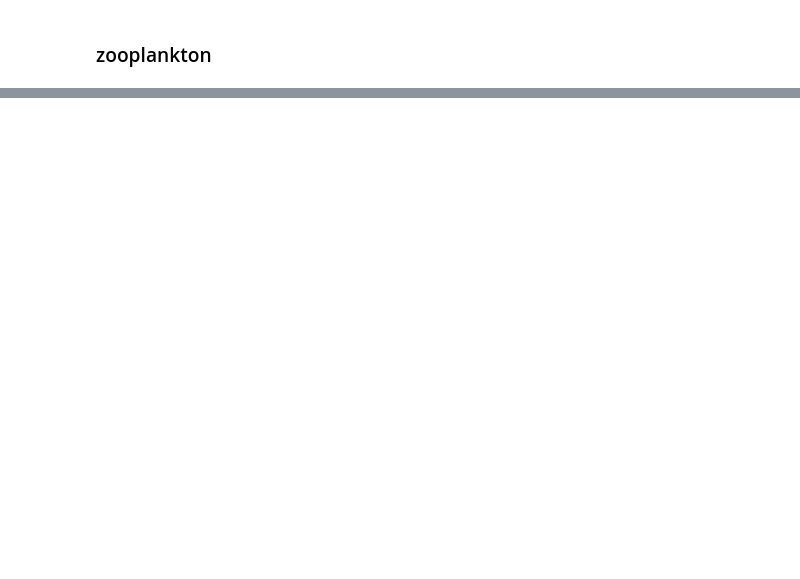
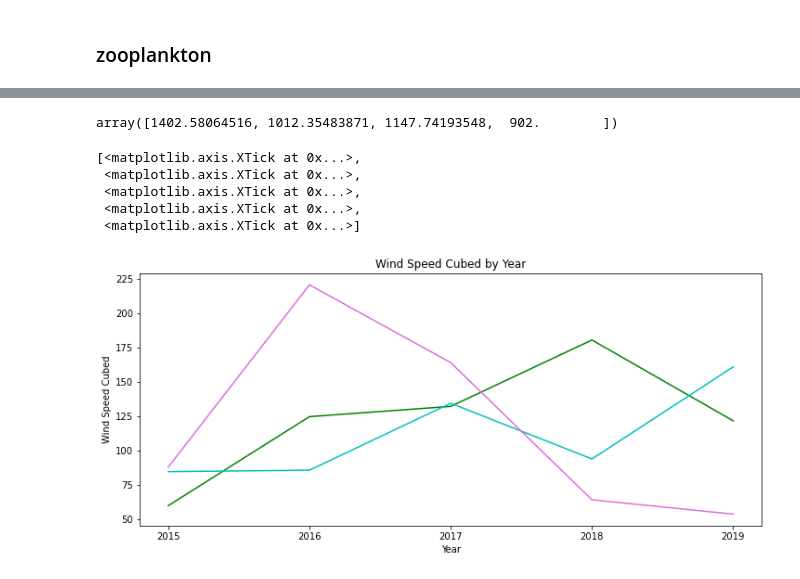
Before and after one commit to SalishSeaCast/Analysis-Aline, a Jupyter notebook: notebooks/Bloom_Timing/EnvironmentalDrivers.ipynb, the cells around one changed output, grey strips where cells are left out. Drawn from its saved outputs; the diff is of its cells as text; code cells hidden in the pictures; blank space fills up the shorter version.

Commit message:
2015-2019 bloom driver time series for 201812

```diff
--- a/notebooks/Bloom_Timing/EnvironmentalDrivers.ipynb
+++ b/notebooks/Bloom_Timing/EnvironmentalDrivers.ipynb
@@ -14,10 +14,17 @@ import bloomdrivers
 
 %matplotlib inline
 # %%
-start=dt.datetime(2015,1,1)
-end=dt.datetime(2015,3,31)
+start=dt.datetime(2019,1,1)
+end=dt.datetime(2019,3,31)
 year=str(start.year)
 modver='201812'
+loc='S3'
+
+savedir='/ocean/aisabell/MEOPAR/extracted_files'
+
+fname=f'JanToMarch_TimeSeries_{year}_{loc}_{modver}.pkl'
+savepath=os.path.join(savedir,fname)
+recalc=False
 # %%
 loc='S3'
 
@@ -230,0 +287,20 @@ NameError: name 'saveloc' is not defined
+# %%
+fraserjan
+# %% [output]
+array([1402.58064516, 1012.35483871, 1147.74193548,  902.        ])
+# %%
+fig,ax=plt.subplots(1,1,figsize=(12,5))
+p1=ax.plot(years,windjan, '-',color='green')
+p2=ax.plot(years,windfeb, '-',color='c')
+p3=ax.plot(years,windmar, '-',color='orchid')
+ax.set_ylabel('Wind Speed Cubed')
+ax.set_xlabel('Year')
+ax.set_title('Wind Speed Cubed by Year')
+ax.set_xticks([2015,2016,2017,2018,2019])
+# %% [output]
+[<matplotlib.axis.XTick at 0x...>,
+ <matplotlib.axis.XTick at 0x...>,
+ <matplotlib.axis.XTick at 0x...>,
+ <matplotlib.axis.XTick at 0x...>,
+ <matplotlib.axis.XTick at 0x...>]
+[figure, added]
```
Also changed, not shown: parts of 14 cells of this notebook, 1 other file.
